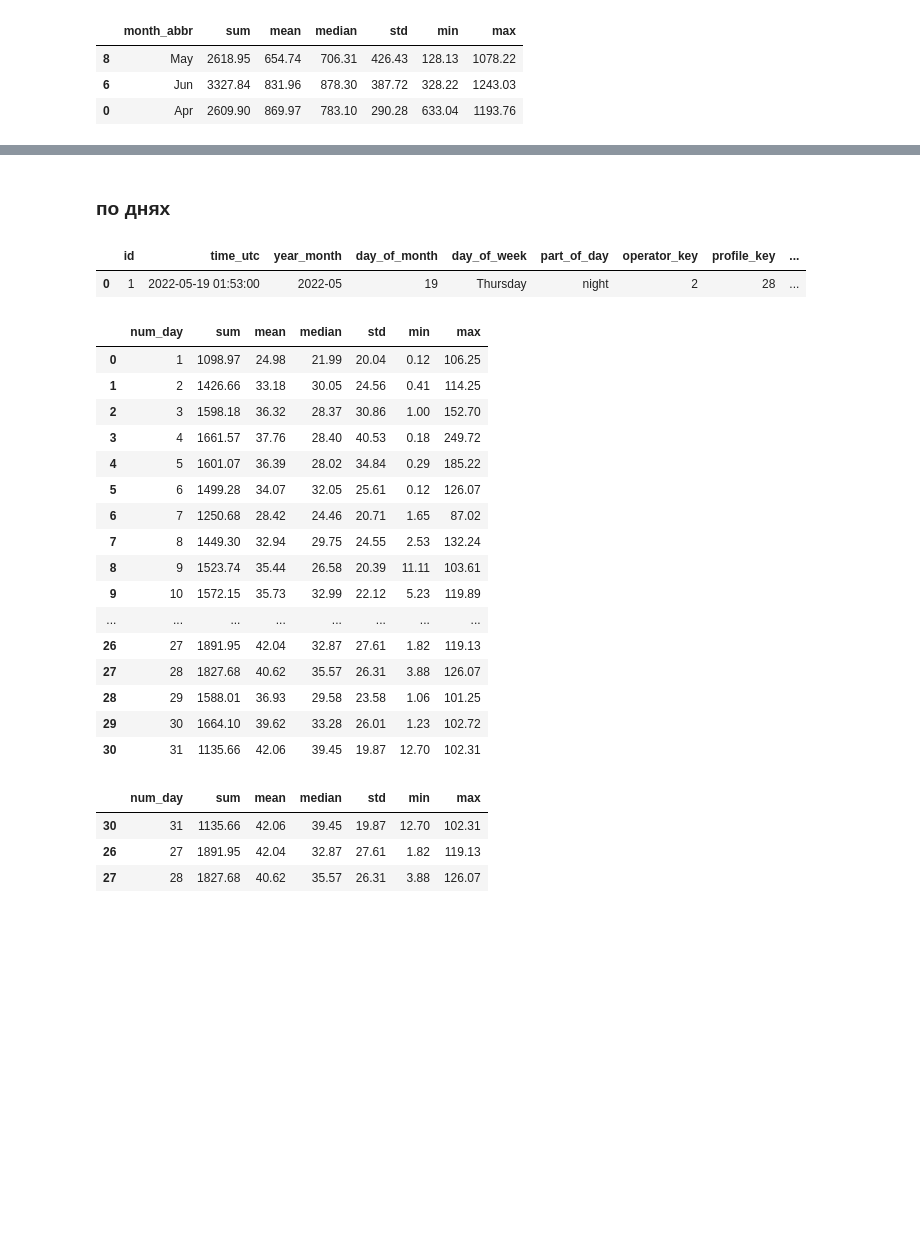
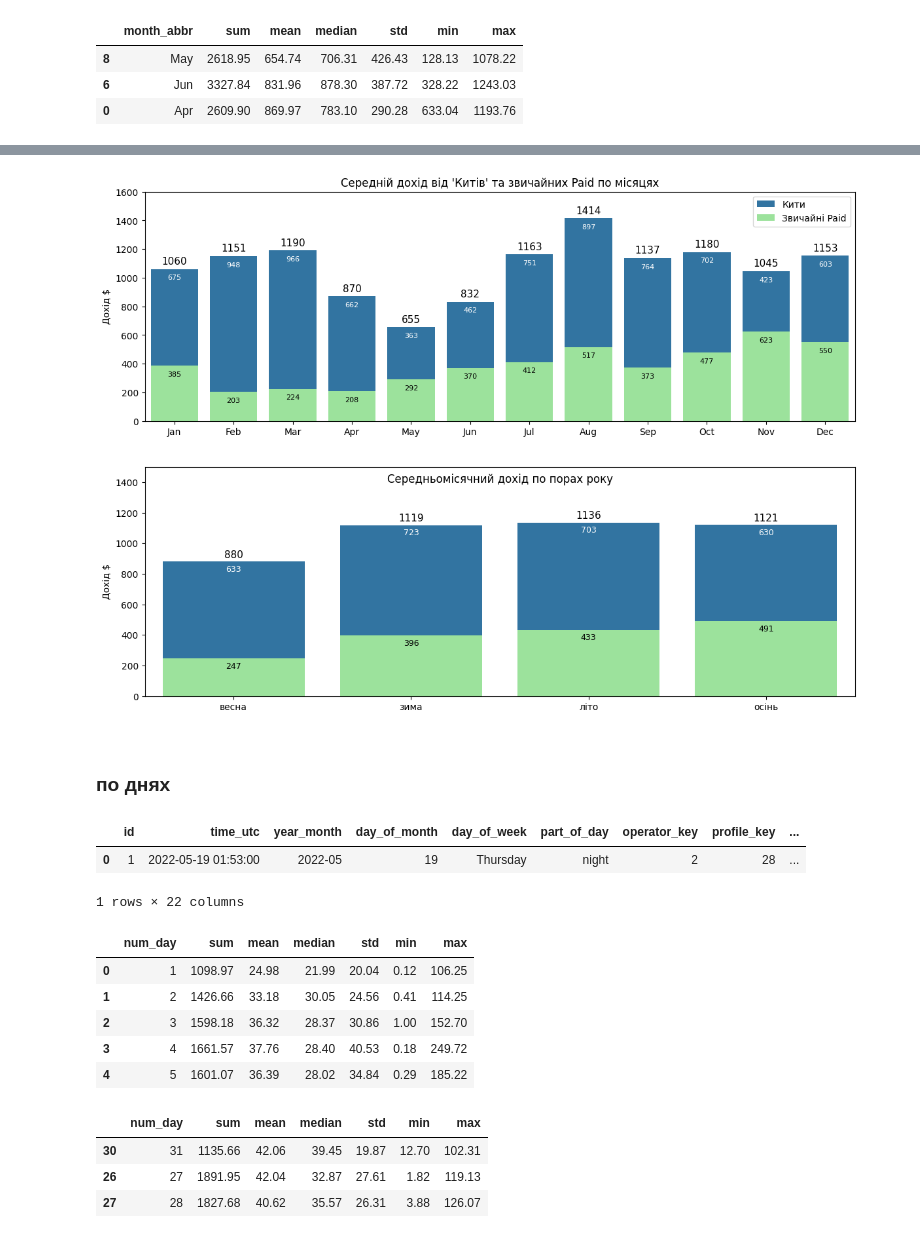
Before and after one commit to Chocopie-DA/db_analysis_sql_sweetylove, a Jupyter notebook: 03_notebooks/EDA.ipynb, the cells around one changed output, grey strips where cells are left out. Drawn from its saved outputs; the diff is of its cells as text; code cells hidden in the pictures; blank space fills up the shorter version.

```diff
--- a/03_notebooks/EDA.ipynb
+++ b/03_notebooks/EDA.ipynb
@@ -401,6 +401,9 @@ Name: total_revenue, dtype: float64
 # %%
 #удаляю дані за лютий 2026 року
 df = df[df["time_utc"] < "2026-02-01"]
+# %%
+df['trunc_hour'] = df['time_utc'].dt.floor('h')
+df_whales['trunc_hour'] = df_whales['time_utc'].dt.floor('h')
 # %%
 df['year_month'] = df['year_month'].str[:-3]
 # %%
@@ -1828,3 +1765,61 @@ by_month_plot = fig
+# %%
+fig, ax = plt.subplots(2, 1, figsize=(14, 10))
+
+#  по місяцях
+sns.barplot(by_month,
+            x='month_abbr',
+            y='mean',
+            errorbar=None,
+            ax=ax[0],
+            legend=True)
+
+sns.barplot(by_month_no_whales,
+            x='month_abbr',
+            y='mean',
+            color='lightgreen',
+            errorbar=None,
+            ax=ax[0],
+            legend=True)
+
+ax[0].bar_label(ax[0].containers[0], fmt="%.0f", color='black', fontsize=11, padding=3)
+ax[0].bar_label(ax[0].containers[0], fmt="%.0f", color='white', fontsize=8, padding=-13,
+                labels=[f'{el:.0f}' for el in by_month['whale_mean']])
+ax[0].bar_label(ax[0].containers[1], fmt="%.0f", color='black', fontsize=8, padding=-13)
+
+ax[0].set_title("Середній дохід від 'Китів' та звичайних Paid по місяцях")
+ax[0].set_ylabel("Дохід $")
+ax[0].set_xlabel(" ")
+ax[0].set_ylim(0, 1600)
+ax[0].legend(["Кити", "Звичайні Paid"])
+
+# порах року
+sns.barplot(by_season,
+            x='season',
+            y='mean',
+            errorbar=None,
+            ax=ax[1],
+            legend=True)
+sns.barplot(by_season_no_whales,
+            x='season',
+            y='mean',
+            errorbar=None,
+            color='lightgreen',
+            ax=ax[1],
+            legend=True)
+
+ax[1].bar_label(ax[1].containers[0], fmt="%.0f", fontsize=11, padding=2)
+ax[1].bar_label(ax[1].containers[0], fmt="$%.0f", fontsize=9, padding=-13, color='white',
+                labels=[f'{el:.0f}' for el in by_season['whale_mean']])
+ax[1].bar_label(ax[1].containers[1], fmt="%.0f", fontsize=9, padding=-13)
+
+ax[1].set_title("Середньомісячний дохід по порах року", y=0.91)
+ax[1].set_ylabel("Дохід $")
+ax[1].set_xlabel(" ")
+ax[1].set_ylim(0, 1500)
+
+by_month_plot = fig
+# %% [output]
+[figure, new version]
 # %% [markdown]
 ### по днях
 # %%
@@ -1832,6 +1827,7 @@ df.head(1)
 # %% [output]
 |  | id | time_utc | year_month | day_of_month | day_of_week | part_of_day | operator_key | profile_key | ... |
 | 0 | 1 | 2022-05-19 01:53:00 | 2022-05 | 19 | Thursday | night | 2 | 28 | ... |
+1 rows × 22 columns
 # %%
 # денне по усіх users
 # %%
@@ -1863,23 +1859,12 @@ by_num_day_whales["whale_share"] = by_num_day_whales['mean'] / by_num_day_whales
 # %%
-by_num_day
+by_num_day.head()
 # %% [output]
 |  | num_day | sum | mean | median | std | min | max |
 | 0 | 1 | 1098.97 | 24.98 | 21.99 | 20.04 | 0.12 | 106.25 |
 | 1 | 2 | 1426.66 | 33.18 | 30.05 | 24.56 | 0.41 | 114.25 |
 | 2 | 3 | 1598.18 | 36.32 | 28.37 | 30.86 | 1.00 | 152.70 |
 | 3 | 4 | 1661.57 | 37.76 | 28.40 | 40.53 | 0.18 | 249.72 |
 | 4 | 5 | 1601.07 | 36.39 | 28.02 | 34.84 | 0.29 | 185.22 |
-| 5 | 6 | 1499.28 | 34.07 | 32.05 | 25.61 | 0.12 | 126.07 |
-| 6 | 7 | 1250.68 | 28.42 | 24.46 | 20.71 | 1.65 | 87.02 |
-| 7 | 8 | 1449.30 | 32.94 | 29.75 | 24.55 | 2.53 | 132.24 |
-| 8 | 9 | 1523.74 | 35.44 | 26.58 | 20.39 | 11.11 | 103.61 |
-| 9 | 10 | 1572.15 | 35.73 | 32.99 | 22.12 | 5.23 | 119.89 |
-| ... | ... | ... | ... | ... | ... | ... | ... |
-| 26 | 27 | 1891.95 | 42.04 | 32.87 | 27.61 | 1.82 | 119.13 |
-| 27 | 28 | 1827.68 | 40.62 | 35.57 | 26.31 | 3.88 | 126.07 |
-| 28 | 29 | 1588.01 | 36.93 | 29.58 | 23.58 | 1.06 | 101.25 |
-| 29 | 30 | 1664.10 | 39.62 | 33.28 | 26.01 | 1.23 | 102.72 |
-| 30 | 31 | 1135.66 | 42.06 | 39.45 | 19.87 | 12.70 | 102.31 |
 # %%
 #топ 3 дня за середнім доходом ~$41 это 31, 27, 28.
 by_num_day.sort_values('mean', ascending=False).head(3)
```
Also changed, not shown: parts of 64 cells of this notebook.
